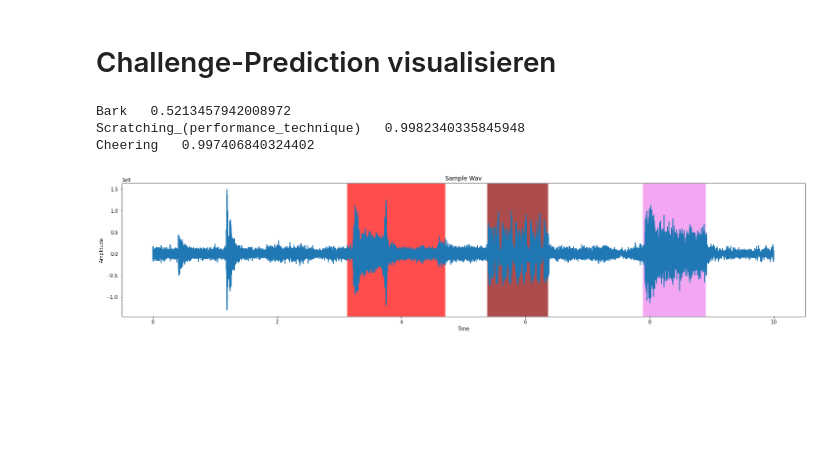
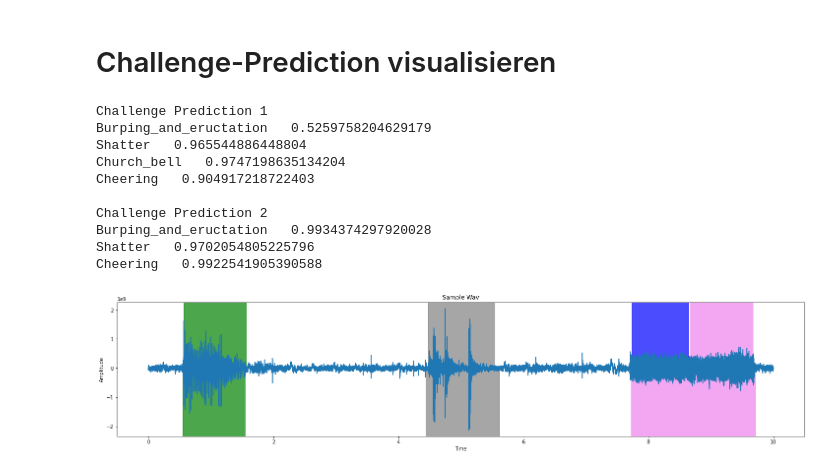
Before and after one commit to ajochim/bbdc2021, a Jupyter notebook: exploration/audio_exploration.ipynb, the cells around one changed output. Cells and saved outputs as stored; diff of their text form; code cells hidden in the pictures; blank space fills up the shorter version.

Commit message:
Compare two challenges in audio_exploration

```diff
--- a/exploration/audio_exploration.ipynb
+++ b/exploration/audio_exploration.ipynb
@@ -58,26 +58,42 @@ Cheering   0.998285585641861
 # %% [markdown]
 # Challenge-Prediction visualisieren
 # %%
-chalPrediction = pd.read_csv('../predictions/jannes/LP1d_PredictionChallenge_probs.csv')
-file = "11244_mix.wav"
-label = chalPrediction.loc[chalPrediction["filename"]==file]
+file = "11259_mix.wav"
+
+chalPrediction1 = pd.read_csv('../predictions/jannes/LP1d_PredictionChallenge_probs.csv')
+label1 = chalPrediction1.loc[chalPrediction1["filename"]==file]
+
+chalPrediction2 = pd.read_csv('../predictions/jannes/LP1d_PredictionChallenge_mel_probs.csv')
+label2 = chalPrediction2.loc[chalPrediction2["filename"]==file]
 
 plt.figure(figsize=(25,5))
 # read audio samples
 input_data = read("../data/final_pre_dataset/eval/"+file)
 audio = input_data[1]
 time=np.linspace(0, len(audio)/fs, num=len(audio))
 plt.plot(time,audio)
 plt.ylabel("Amplitude")
 plt.xlabel("Time")
 plt.title("Sample Wav")
 
-
-for index,row in label.iterrows():
-    plt.axvspan(row['onset'], row['offset'], alpha=0.7, color=colors[labels.index(row['event_label'])])
-    print(row["event_label"]+"   "+str(row["MedianProb"]))
+print("Challenge Prediction 1")
+for index,row in label1.iterrows():
+    plt.axvspan(row['onset'], row['offset'], alpha=0.7, color=colors[labels.index(row['event_label'])], ymin=0.5, ymax=1)
+    print(row["event_label"]+"   "+str(row["MeanProb"]))
+print("\nChallenge Prediction 2")
+for index,row in label2.iterrows():
+    plt.axvspan(row['onset'], row['offset'], alpha=0.7, color=colors[labels.index(row['event_label'])], ymin=0, ymax=0.5)
+    print(row["event_label"]+"   "+str(row["MeanProb"]))
+plt.show()
 # %% [output]
-Bark   0.5213457942008972
-Scratching_(performance_technique)   0.9982340335845948
-Cheering   0.997406840324402
+Challenge Prediction 1
+Burping_and_eructation   0.5259758204629179
+Shatter   0.965544886448804
+Church_bell   0.9747198635134204
+Cheering   0.904917218722403
+
+Challenge Prediction 2
+Burping_and_eructation   0.9934374297920028
+Shatter   0.9702054805225796
+Cheering   0.9922541905390588
-[figure, old version]
+[figure, new version]
```
